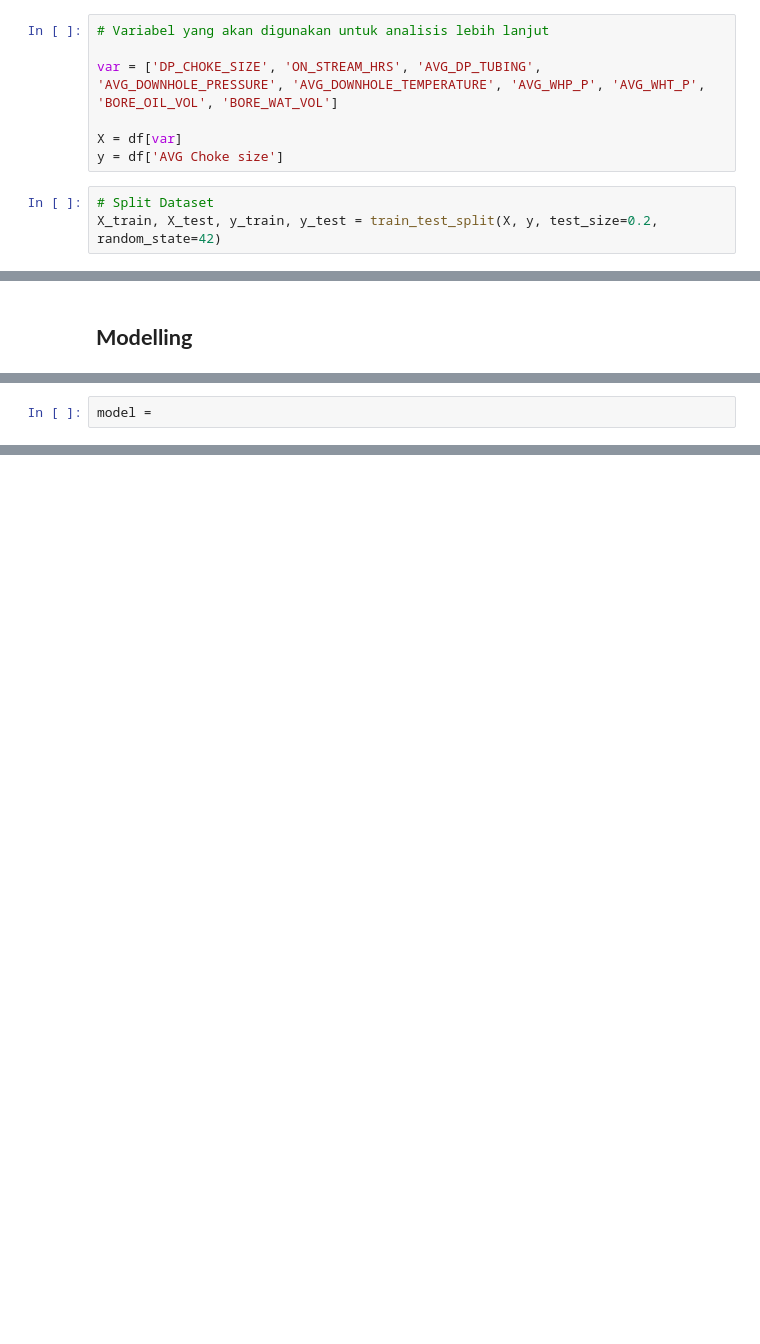
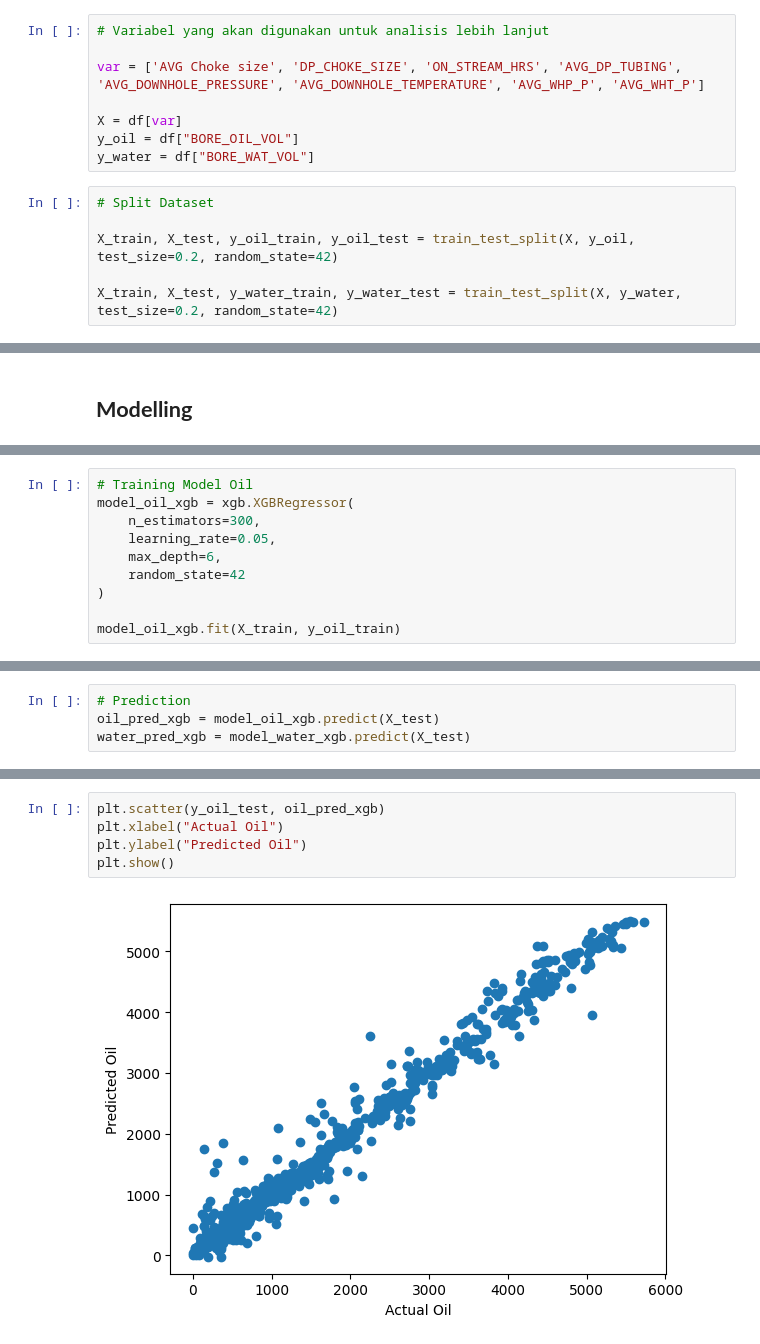
Before and after one commit to alghifrz/choke_optimization, a Jupyter notebook: code.ipynb, the cells around one changed output, grey strips where cells are left out. Saved outputs shown, nothing was run; the diff lists cells and outputs as text; blank space fills up the shorter version.

```diff
--- a/code.ipynb
+++ b/code.ipynb
@@ -168,12 +173,16 @@ df['OIL_CUT'] = df['BORE_OIL_VOL'] / (df['BORE_OIL_VOL'] + df['BORE_WAT_VOL'])
 # %%
 # Variabel yang akan digunakan untuk analisis lebih lanjut
 
-var = ['DP_CHOKE_SIZE', 'ON_STREAM_HRS', 'AVG_DP_TUBING', 'AVG_DOWNHOLE_PRESSURE', 'AVG_DOWNHOLE_TEMPERATURE', 'AVG_WHP_P', 'AVG_WHT_P', 'BORE_OIL_VOL', 'BORE_WAT_VOL']
+var = ['AVG Choke size', 'DP_CHOKE_SIZE', 'ON_STREAM_HRS', 'AVG_DP_TUBING', 'AVG_DOWNHOLE_PRESSURE', 'AVG_DOWNHOLE_TEMPERATURE', 'AVG_WHP_P', 'AVG_WHT_P']
 
 X = df[var]
-y = df['AVG Choke size']
+y_oil = df["BORE_OIL_VOL"]
+y_water = df["BORE_WAT_VOL"]
 # %%
 # Split Dataset
-X_train, X_test, y_train, y_test = train_test_split(X, y, test_size=0.2, random_state=42)
+
+X_train, X_test, y_oil_train, y_oil_test = train_test_split(X, y_oil, test_size=0.2, random_state=42)
+
+X_train, X_test, y_water_train, y_water_test = train_test_split(X, y_water, test_size=0.2, random_state=42)
 # %%
 # Standarisasi
@@ -185,2 +196,10 @@ X_test_scaled = scaler.transform(X_test)
 # %%
-model =
+# Training Model Oil
+model_oil_xgb = xgb.XGBRegressor(
+    n_estimators=300,
+    learning_rate=0.05,
+    max_depth=6,
+    random_state=42
+)
+
+model_oil_xgb.fit(X_train, y_oil_train)
@@ -186,0 +240,4 @@ model =
+# %%
+# Prediction
+oil_pred_xgb = model_oil_xgb.predict(X_test)
+water_pred_xgb = model_water_xgb.predict(X_test)
@@ -186,0 +267,7 @@ model =
+# %%
+plt.scatter(y_oil_test, oil_pred_xgb)
+plt.xlabel("Actual Oil")
+plt.ylabel("Predicted Oil")
+plt.show()
+# %% [output]
+[figure, added]
```
Also changed, not shown: parts of 6 cells of this notebook.
